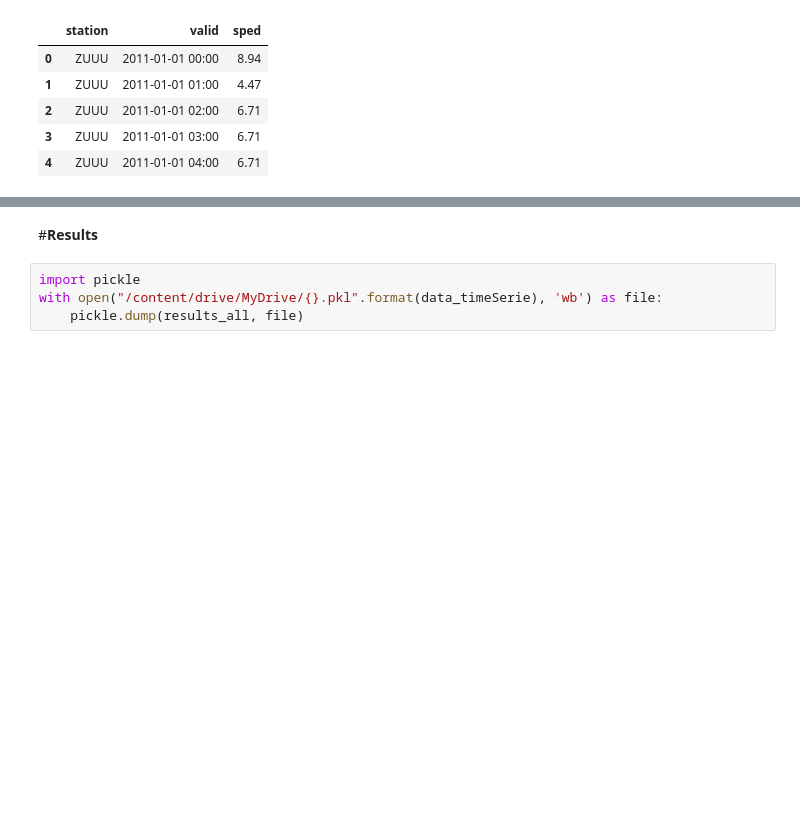
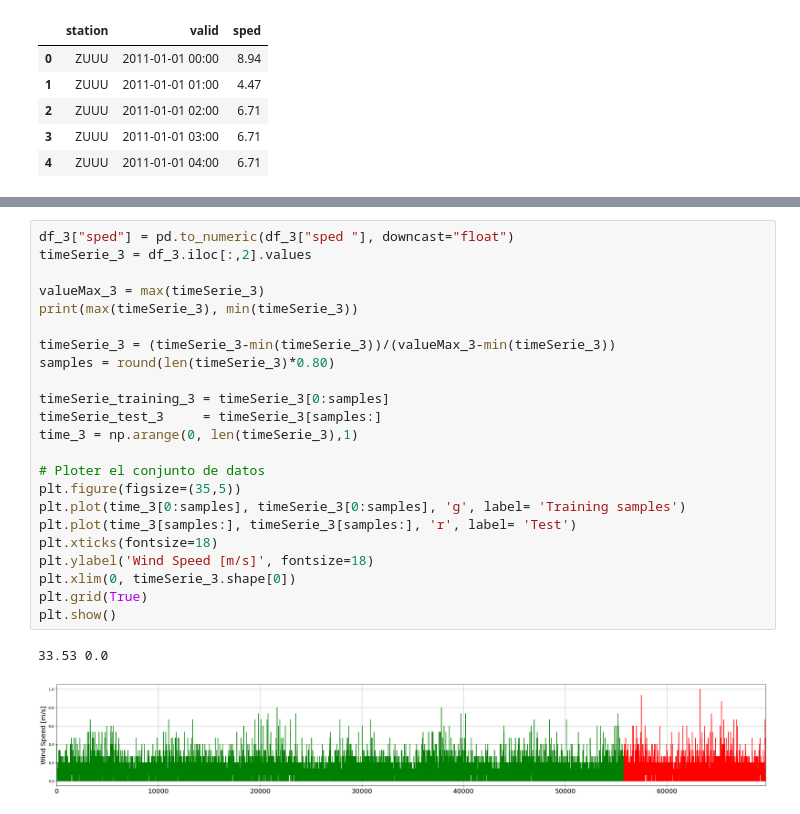
Before and after one commit to ealeongomez/UMAPCDDA, a Jupyter notebook: Experiments/UMAP-CDDA.ipynb, the cells around one changed output, grey strips where cells are left out. Drawn from its saved outputs; the diff is of its cells as text; blank space fills up the shorter version.

```diff
--- a/Experiments/UMAP-CDDA.ipynb
+++ b/Experiments/UMAP-CDDA.ipynb
@@ -711,6 +257,26 @@ Fold 5
-# %% [markdown]
-#**Results**
-# %%
-import pickle
-with open("/content/drive/MyDrive/{}.pkl".format(data_timeSerie), 'wb') as file:
-    pickle.dump(results_all, file)
+# %%
+df_3["sped"] = pd.to_numeric(df_3["sped "], downcast="float")
+timeSerie_3 = df_3.iloc[:,2].values
+
+valueMax_3 = max(timeSerie_3)
+print(max(timeSerie_3), min(timeSerie_3))
+
+timeSerie_3 = (timeSerie_3-min(timeSerie_3))/(valueMax_3-min(timeSerie_3))
+samples = round(len(timeSerie_3)*0.80)
+
+timeSerie_training_3 = timeSerie_3[0:samples]
+timeSerie_test_3     = timeSerie_3[samples:]
+time_3 = np.arange(0, len(timeSerie_3),1)
+
+# Ploter el conjunto de datos
+plt.figure(figsize=(35,5))
+plt.plot(time_3[0:samples], timeSerie_3[0:samples], 'g', label= 'Training samples')
+plt.plot(time_3[samples:], timeSerie_3[samples:], 'r', label= 'Test')
+plt.xticks(fontsize=18)
+plt.ylabel('Wind Speed [m/s]', fontsize=18)
+plt.xlim(0, timeSerie_3.shape[0])
+plt.grid(True)
+plt.show()
+# %% [output]
+33.53 0.0
+[figure, added]
```
Also changed, not shown: parts of 68 cells of this notebook.
